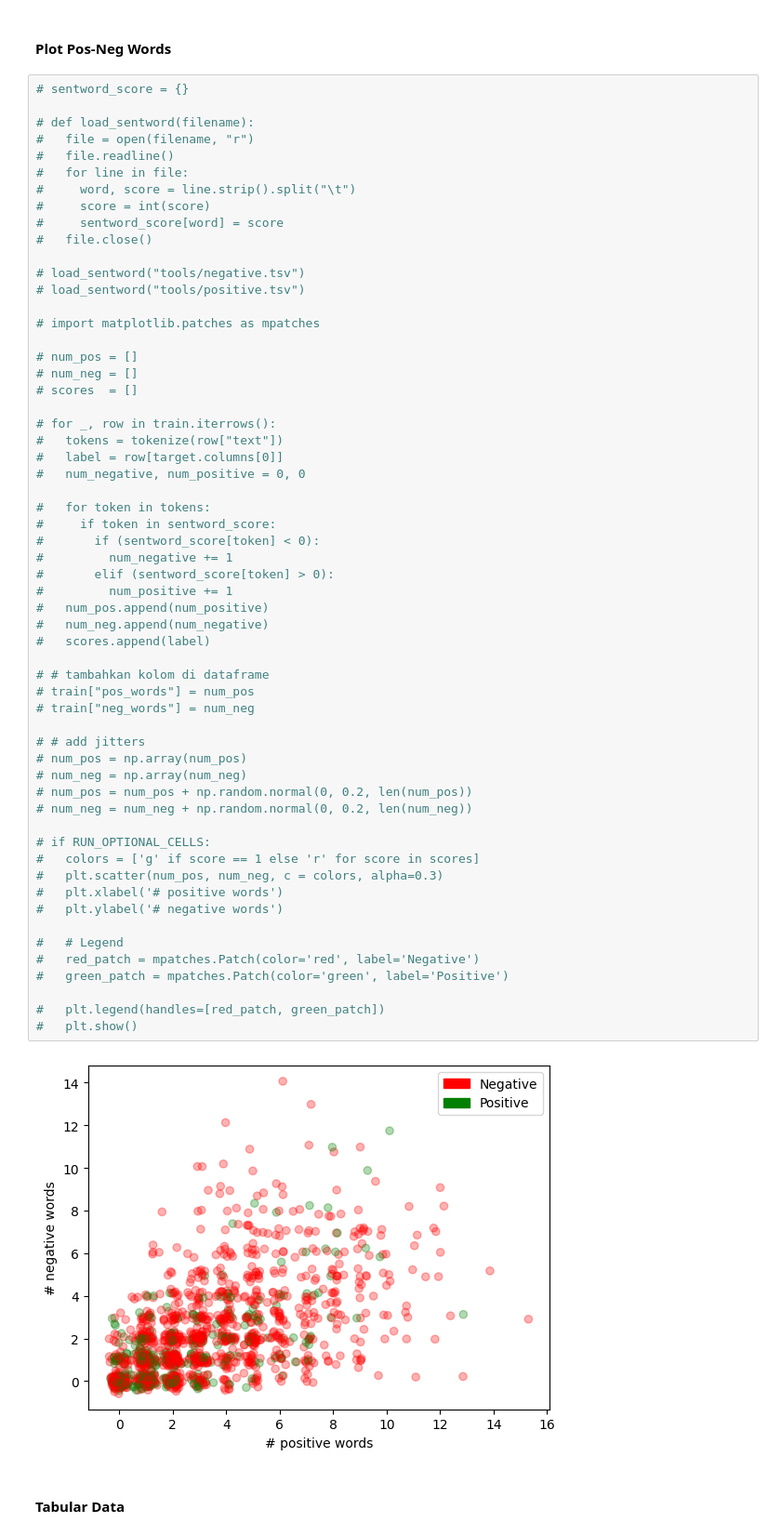
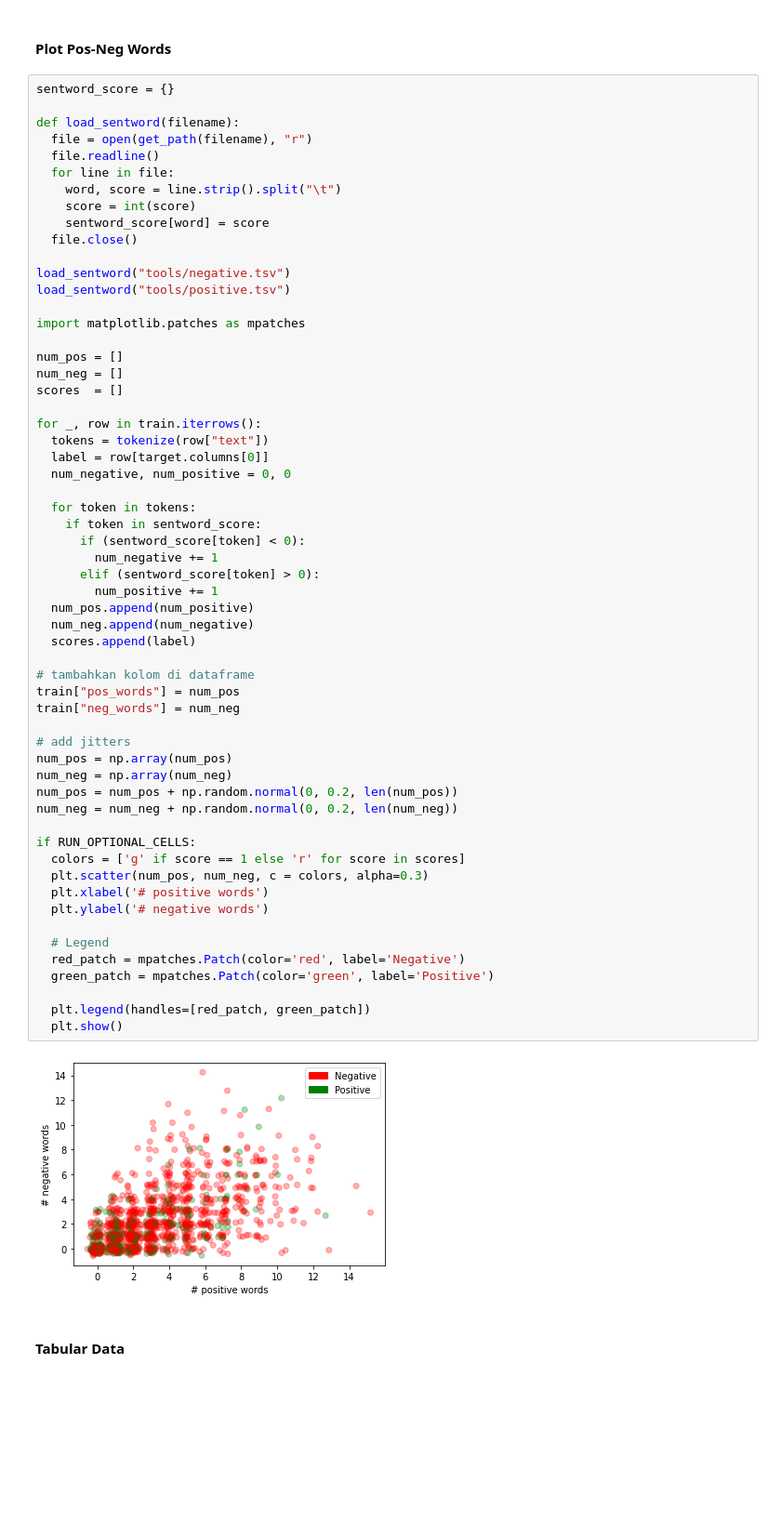
Before and after one commit to eryawww/ristek_datathon, a Jupyter notebook: model.ipynb, the cells around one changed output. Shown at 93% size. Saved outputs shown, nothing was run; the diff lists cells and outputs as text; blank space fills up the shorter version.

```diff
--- a/model.ipynb
+++ b/model.ipynb
@@ -322,65 +344,65 @@ Maksimal kata pada variabel text : 56
 # %% [markdown]
 #### Plot Pos-Neg Words
 # %%
-# sentword_score = {}
+sentword_score = {}
 
-# def load_sentword(filename):
-#   file = open(filename, "r")
-#   file.readline()
-#   for line in file:
-#     word, score = line.strip().split("\t")
-#     score = int(score)
-#     sentword_score[word] = score
-#   file.close()
+def load_sentword(filename):
+  file = open(get_path(filename), "r")
+  file.readline()
+  for line in file:
+    word, score = line.strip().split("\t")
+    score = int(score)
+    sentword_score[word] = score
+  file.close()
 
-# load_sentword("tools/negative.tsv")
-# load_sentword("tools/positive.tsv")
+load_sentword("tools/negative.tsv")
+load_sentword("tools/positive.tsv")
 
-# import matplotlib.patches as mpatches
+import matplotlib.patches as mpatches
 
-# num_pos = []
-# num_neg = []
-# scores  = []
+num_pos = []
+num_neg = []
+scores  = []
 
-# for _, row in train.iterrows():
-#   tokens = tokenize(row["text"])
-#   label = row[target.columns[0]]
-#   num_negative, num_positive = 0, 0
+for _, row in train.iterrows():
+  tokens = tokenize(row["text"])
+  label = row[target.columns[0]]
+  num_negative, num_positive = 0, 0
 
-#   for token in tokens:
-#     if token in sentword_score:
-#       if (sentword_score[token] < 0):
-#         num_negative += 1
-#       elif (sentword_score[token] > 0):
-#         num_positive += 1
-#   num_pos.append(num_positive)
-#   num_neg.append(num_negative)
-#   scores.append(label)
+  for token in tokens:
+    if token in sentword_score:
+      if (sentword_score[token] < 0):
+        num_negative += 1
+      elif (sentword_score[token] > 0):
+        num_positive += 1
+  num_pos.append(num_positive)
+  num_neg.append(num_negative)
+  scores.append(label)
 
-# # tambahkan kolom di dataframe
-# train["pos_words"] = num_pos
-# train["neg_words"] = num_neg
+# tambahkan kolom di dataframe
+train["pos_words"] = num_pos
+train["neg_words"] = num_neg
 
-# # add jitters
-# num_pos = np.array(num_pos)
-# num_neg = np.array(num_neg)
-# num_pos = num_pos + np.random.normal(0, 0.2, len(num_pos))
-# num_neg = num_neg + np.random.normal(0, 0.2, len(num_neg))
+# add jitters
+num_pos = np.array(num_pos)
+num_neg = np.array(num_neg)
+num_pos = num_pos + np.random.normal(0, 0.2, len(num_pos))
+num_neg = num_neg + np.random.normal(0, 0.2, len(num_neg))
 
-# if RUN_OPTIONAL_CELLS:
-#   colors = ['g' if score == 1 else 'r' for score in scores]
-#   plt.scatter(num_pos, num_neg, c = colors, alpha=0.3)
-#   plt.xlabel('# positive words')
-#   plt.ylabel('# negative words')
+if RUN_OPTIONAL_CELLS:
+  colors = ['g' if score == 1 else 'r' for score in scores]
+  plt.scatter(num_pos, num_neg, c = colors, alpha=0.3)
+  plt.xlabel('# positive words')
+  plt.ylabel('# negative words')
 
-#   # Legend
-#   red_patch = mpatches.Patch(color='red', label='Negative')
-#   green_patch = mpatches.Patch(color='green', label='Positive')
+  # Legend
+  red_patch = mpatches.Patch(color='red', label='Negative')
+  green_patch = mpatches.Patch(color='green', label='Positive')
 
-#   plt.legend(handles=[red_patch, green_patch])
-#   plt.show()
+  plt.legend(handles=[red_patch, green_patch])
+  plt.show()
 # %% [output]
-[figure, old version]
+[figure, new version]
 # %% [markdown]
 #### Tabular Data
 # %%
```
Also changed, not shown: parts of 28 cells of this notebook.
